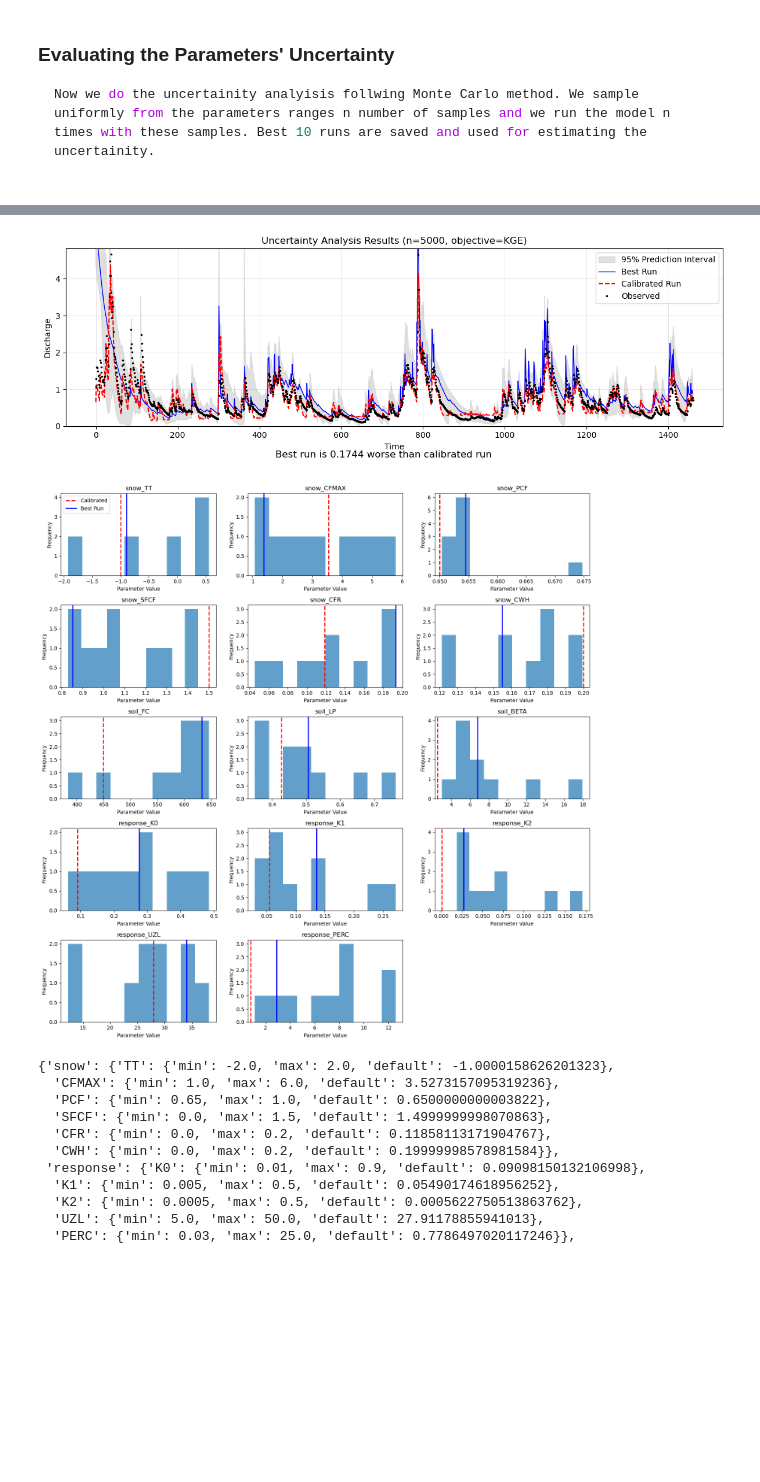
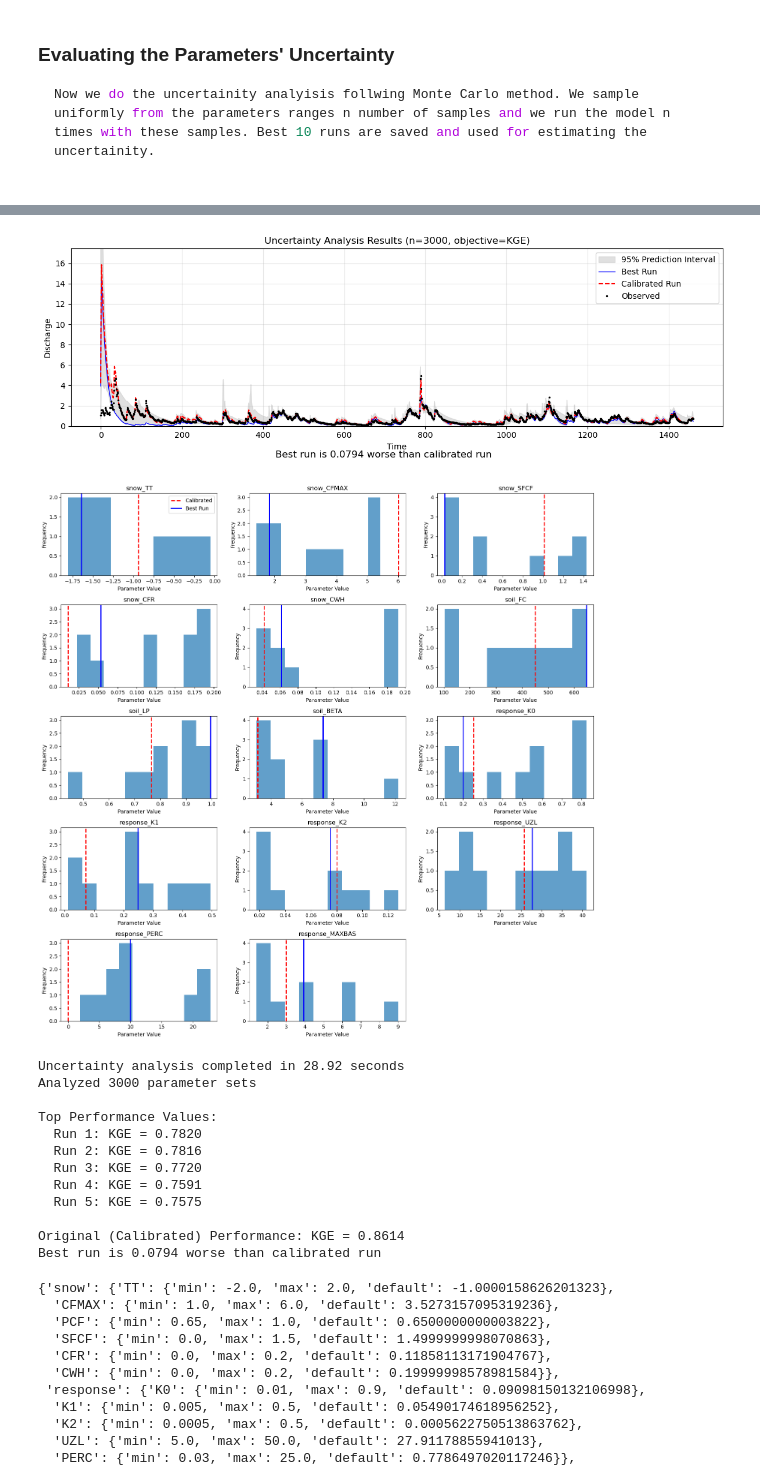
Before and after one commit to abdallaox/HBV_python_implementation, a Jupyter notebook: quick_start_guide.ipynb, the cells around one changed output, grey strips where cells are left out. Drawn from its saved outputs; the diff is of its cells as text; code cells hidden in the pictures; blank space fills up the shorter version.

```diff
--- a/quick_start_guide.ipynb
+++ b/quick_start_guide.ipynb
@@ -300,12 +318,12 @@ Now we do the uncertainity analyisis follwing Monte Carlo method. We sample unif
 # %%
 # Then run uncertainty analysis
 uncertainty_results = model_validation.evaluate_uncertainty(
-    n_runs=5000,            # Number of Monte Carlo runs
+    n_runs=3000,            # Number of Monte Carlo runs
     objective='KGE',        # Performance metric to use for ranking the model runs
     save_best= 10,           # Number of best parameter sets to save
     plot_results=True,      # Generate visualization
-    verbose=False,           # Print progress information
+    verbose=True,           # Print progress information
     seed=42 ,                # Optional random seed for reproducibility
-    narrow_percent= 0.5,
+    narrow_percent= 1,
 )
 # %% [output]
@@ -318,5 +364,17 @@ Correlation: 0.920
-[figure, old version]
+[figure, new version]
-[figure, old version]
+[figure, new version]
+Uncertainty analysis completed in 28.92 seconds
+Analyzed 3000 parameter sets
+
+Top Performance Values:
+  Run 1: KGE = 0.7820
+  Run 2: KGE = 0.7816
+  Run 3: KGE = 0.7720
+  Run 4: KGE = 0.7591
+  Run 5: KGE = 0.7575
+
+Original (Calibrated) Performance: KGE = 0.8614
+Best run is 0.0794 worse than calibrated run
 # %%
 model_calibration.params
 # %% [output]
```
Also changed, not shown: parts of 8 cells of this notebook, 4 other files.
